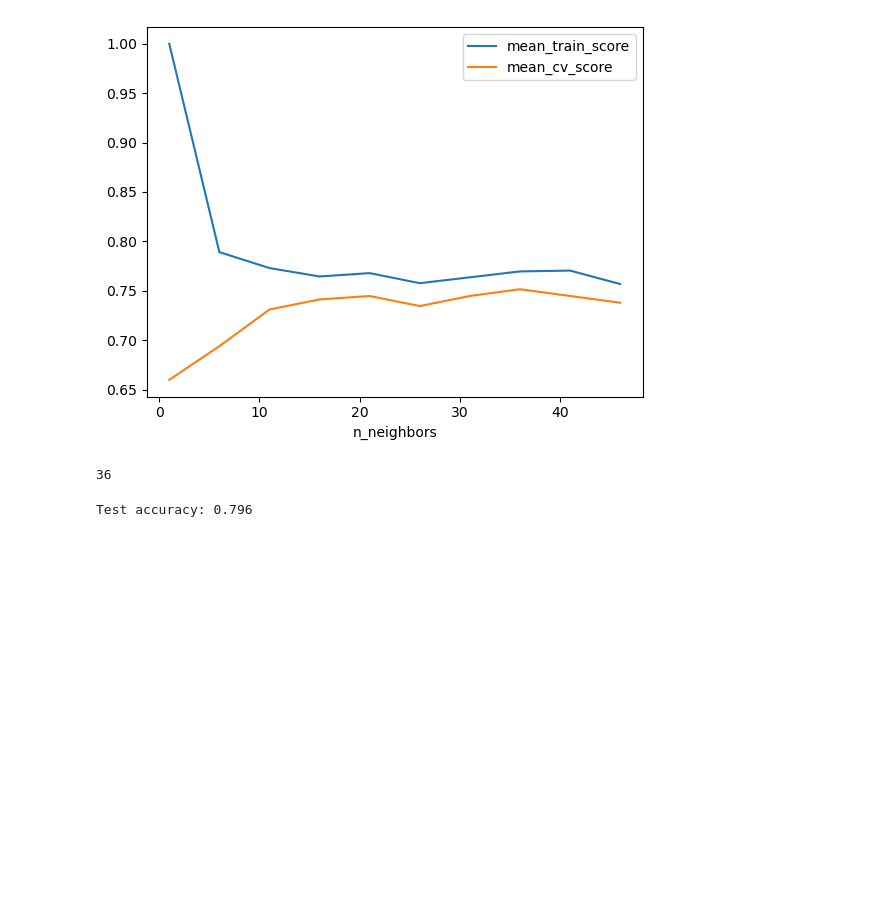
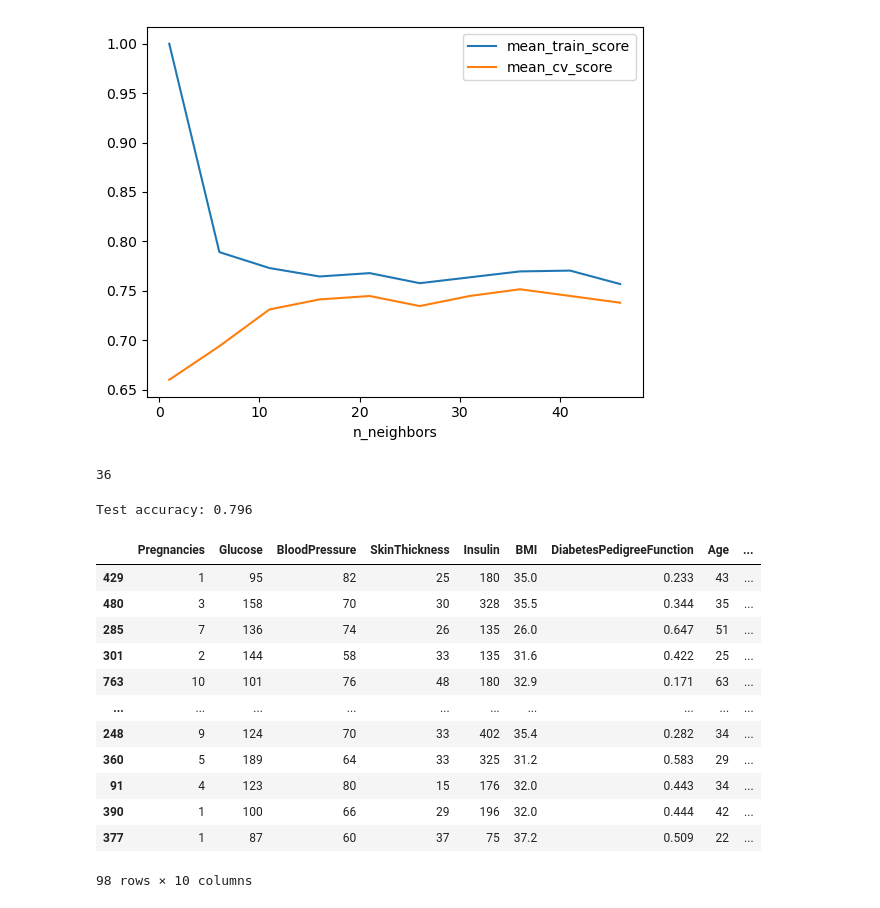
Before and after one commit to adipoluri/DSCI-100-Project, a Jupyter notebook: Proposal.ipynb, the cells around one changed output. Cells and saved outputs as stored; diff of their text form; code cells hidden in the pictures; blank space fills up the shorter version.

```diff
--- a/Proposal.ipynb
+++ b/Proposal.ipynb
@@ -335,3 +335,22 @@ pipe_best.fit(X_train, y_train)
 print("Test accuracy: %0.3f" % (pipe_best.score(X_test, y_test)))
 # %% [output]
 Test accuracy: 0.796
+# %%
+diabetes_test_predictions = test_df.assign(
+    Predicted=diabetes_fit.predict(X_test)
+)
+diabetes_test_predictions
+# %% [output]
+|  | Pregnancies | Glucose | BloodPressure | SkinThickness | Insulin | BMI | DiabetesPedigreeFunction | Age | ... |
+| 429 | 1 | 95 | 82 | 25 | 180 | 35.0 | 0.233 | 43 | ... |
+| 480 | 3 | 158 | 70 | 30 | 328 | 35.5 | 0.344 | 35 | ... |
+| 285 | 7 | 136 | 74 | 26 | 135 | 26.0 | 0.647 | 51 | ... |
+| 301 | 2 | 144 | 58 | 33 | 135 | 31.6 | 0.422 | 25 | ... |
+| 763 | 10 | 101 | 76 | 48 | 180 | 32.9 | 0.171 | 63 | ... |
+| ... | ... | ... | ... | ... | ... | ... | ... | ... | ... |
+| 248 | 9 | 124 | 70 | 33 | 402 | 35.4 | 0.282 | 34 | ... |
+| 360 | 5 | 189 | 64 | 33 | 325 | 31.2 | 0.583 | 29 | ... |
+| 91 | 4 | 123 | 80 | 15 | 176 | 32.0 | 0.443 | 34 | ... |
+| 390 | 1 | 100 | 66 | 29 | 196 | 32.0 | 0.444 | 42 | ... |
+| 377 | 1 | 87 | 60 | 37 | 75 | 37.2 | 0.509 | 22 | ... |
+98 rows × 10 columns
```
Also changed, not shown: parts of 7 cells of this notebook.
